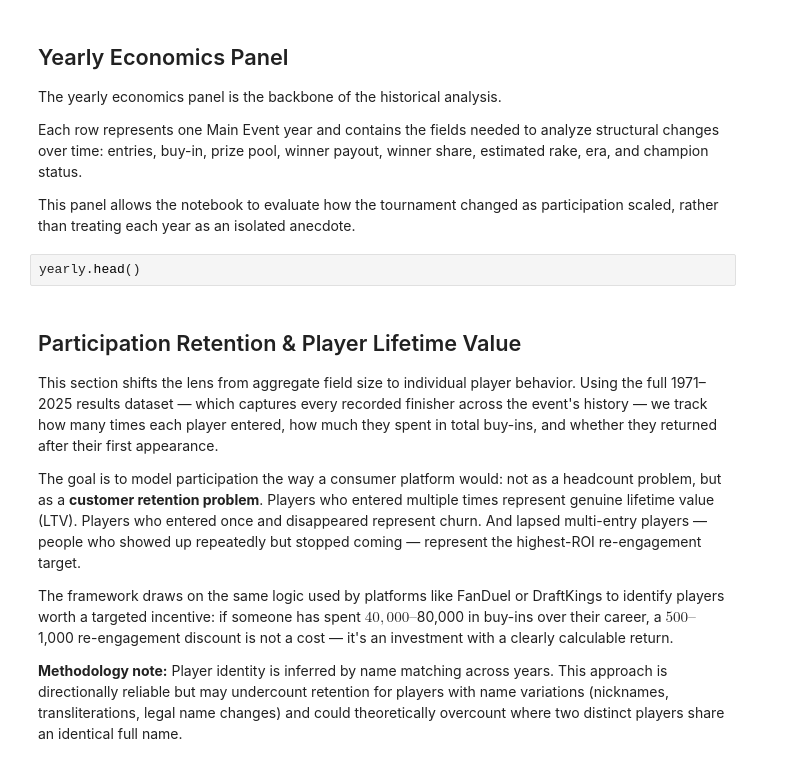
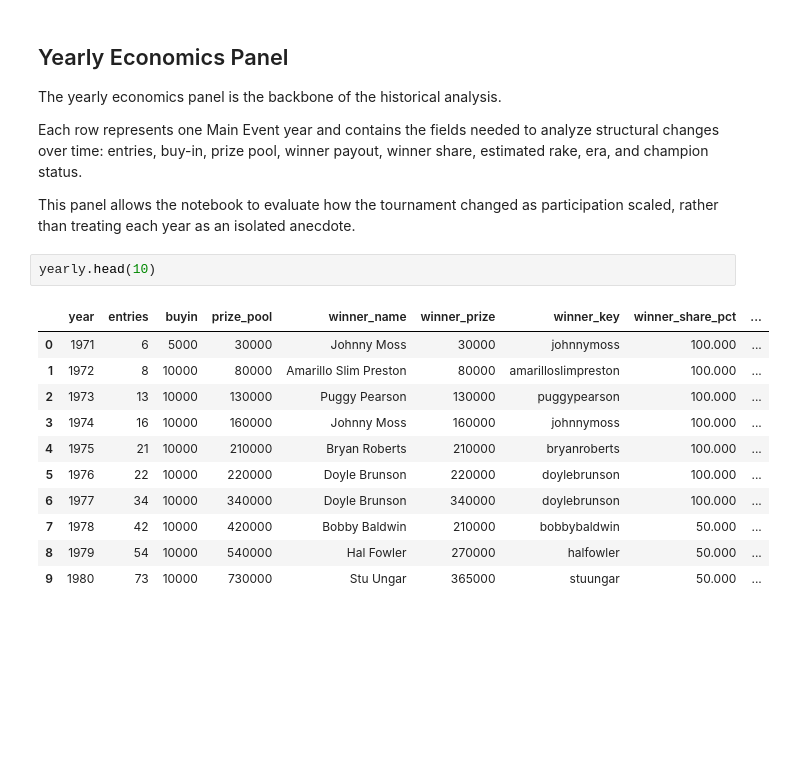
Before and after one commit to huntbrian1/WSOPProject, a Jupyter notebook: notebooks/WSOP_Main_Event_Analytics.ipynb, the cells around one changed output. Cells and saved outputs as stored; diff of their text form; blank space fills up the shorter version.

```diff
--- a/notebooks/WSOP_Main_Event_Analytics.ipynb
+++ b/notebooks/WSOP_Main_Event_Analytics.ipynb
@@ -333,14 +473,16 @@ Each row represents one Main Event year and contains the fields needed to analyz
 
 This panel allows the notebook to evaluate how the tournament changed as participation scaled, rather than treating each year as an isolated anecdote.
 # %%
-yearly.head()
+yearly.head(10)
+# %% [output]
+|  | year | entries | buyin | prize_pool | winner_name | winner_prize | winner_key | winner_share_pct | ... |
+| 0 | 1971 | 6 | 5000 | 30000 | Johnny Moss | 30000 | johnnymoss | 100.000 | ... |
+| 1 | 1972 | 8 | 10000 | 80000 | Amarillo Slim Preston | 80000 | amarilloslimpreston | 100.000 | ... |
+| 2 | 1973 | 13 | 10000 | 130000 | Puggy Pearson | 130000 | puggypearson | 100.000 | ... |
+| 3 | 1974 | 16 | 10000 | 160000 | Johnny Moss | 160000 | johnnymoss | 100.000 | ... |
+| 4 | 1975 | 21 | 10000 | 210000 | Bryan Roberts | 210000 | bryanroberts | 100.000 | ... |
+| 5 | 1976 | 22 | 10000 | 220000 | Doyle Brunson | 220000 | doylebrunson | 100.000 | ... |
+| 6 | 1977 | 34 | 10000 | 340000 | Doyle Brunson | 340000 | doylebrunson | 100.000 | ... |
+| 7 | 1978 | 42 | 10000 | 420000 | Bobby Baldwin | 210000 | bobbybaldwin | 50.000 | ... |
+| 8 | 1979 | 54 | 10000 | 540000 | Hal Fowler | 270000 | halfowler | 50.000 | ... |
+| 9 | 1980 | 73 | 10000 | 730000 | Stu Ungar | 365000 | stuungar | 50.000 | ... |
-# %% [markdown]
-## Participation Retention & Player Lifetime Value
-
-This section shifts the lens from aggregate field size to individual player behavior. Using the full 1971–2025 results dataset — which captures every recorded finisher across the event's history — we track how many times each player entered, how much they spent in total buy-ins, and whether they returned after their first appearance.
-
-The goal is to model participation the way a consumer platform would: not as a headcount problem, but as a **customer retention problem**. Players who entered multiple times represent genuine lifetime value (LTV). Players who entered once and disappeared represent churn. And lapsed multi-entry players — people who showed up repeatedly but stopped coming — represent the highest-ROI re-engagement target.
-
-The framework draws on the same logic used by platforms like FanDuel or DraftKings to identify players worth a targeted incentive: if someone has spent $40,000–$80,000 in buy-ins over their career, a $500–$1,000 re-engagement discount is not a cost — it's an investment with a clearly calculable return.
-
-**Methodology note:** Player identity is inferred by name matching across years. This approach is directionally reliable but may undercount retention for players with name variations (nicknames, transliterations, legal name changes) and could theoretically overcount where two distinct players share an identical full name.
```
Also changed, not shown: parts of 62 cells of this notebook.
